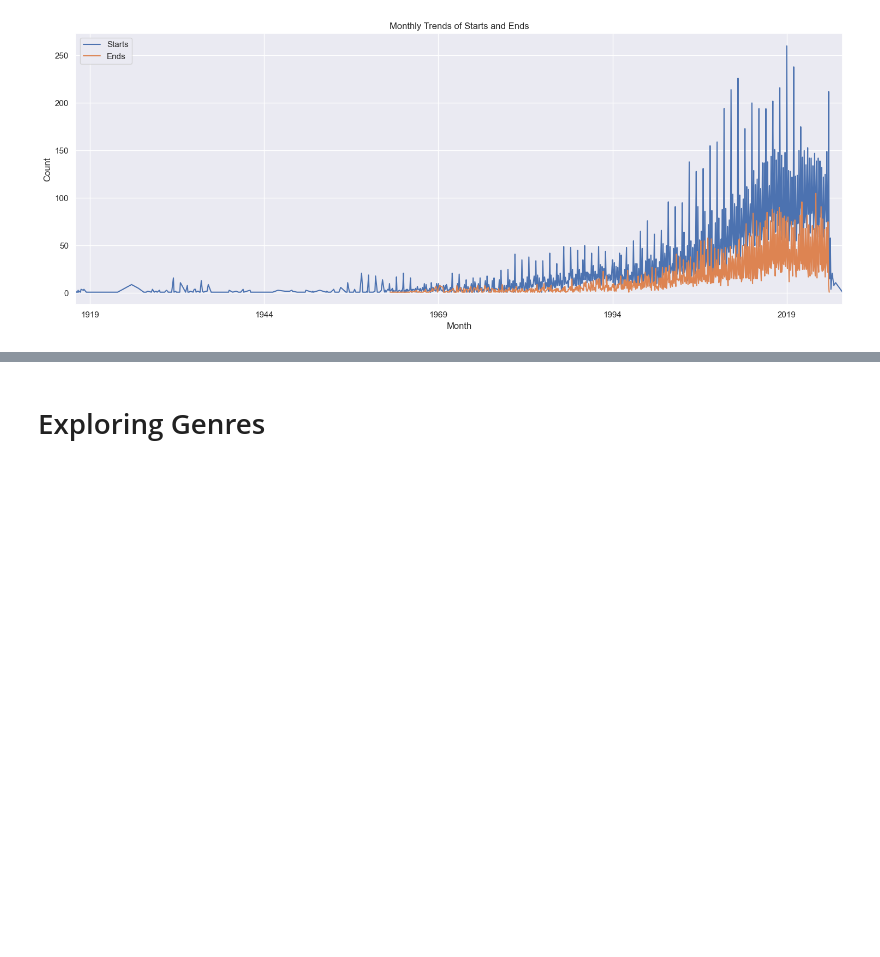
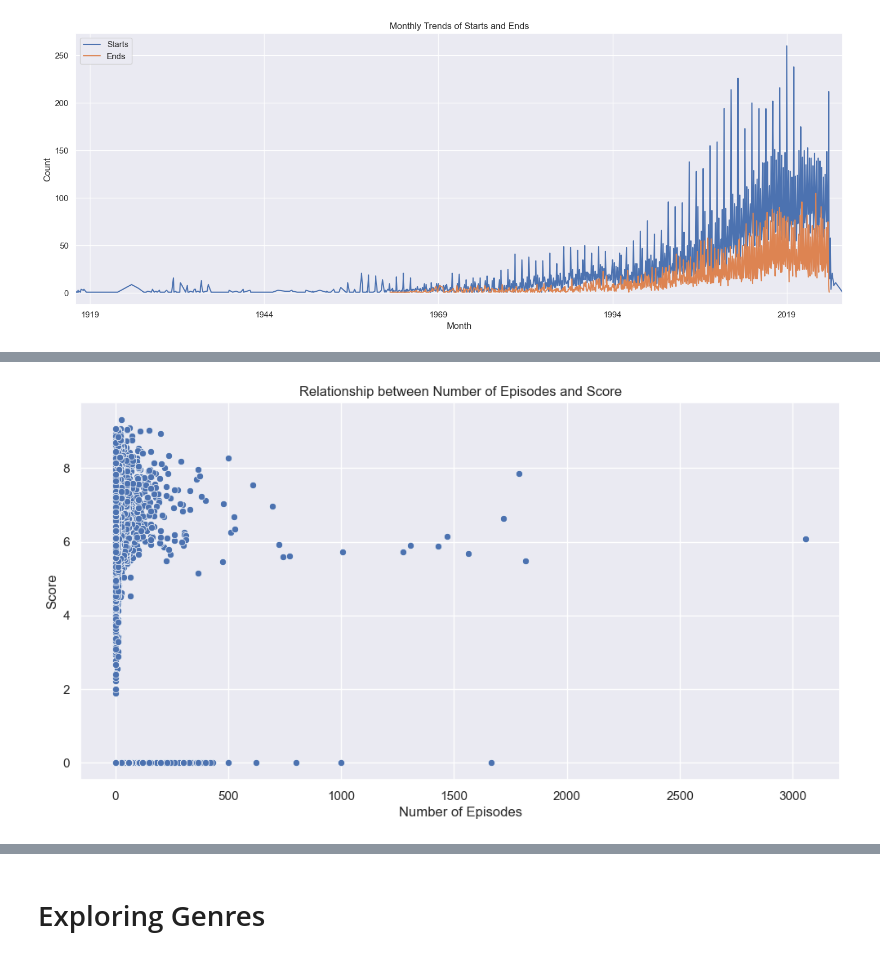
Before and after one commit to ImCodingCat/capstone_project, a Jupyter notebook: explore/explore.ipynb, the cells around one changed output, grey strips where cells are left out. Drawn from its saved outputs; the diff is of its cells as text; code cells hidden in the pictures; blank space fills up the shorter version.

```diff
--- a/explore/explore.ipynb
+++ b/explore/explore.ipynb
@@ -148,0 +158,9 @@ plt.show()
+# %%
+plt.figure(figsize=(12, 6))
+sns.scatterplot(data=anime_df, x='episodes', y='score')
+plt.title('Relationship between Number of Episodes and Score')
+plt.xlabel('Number of Episodes')
+plt.ylabel('Score')
+plt.show()
+# %% [output]
+[figure, added]
```
Also changed, not shown: parts of 14 cells of this notebook, 2 other files.
